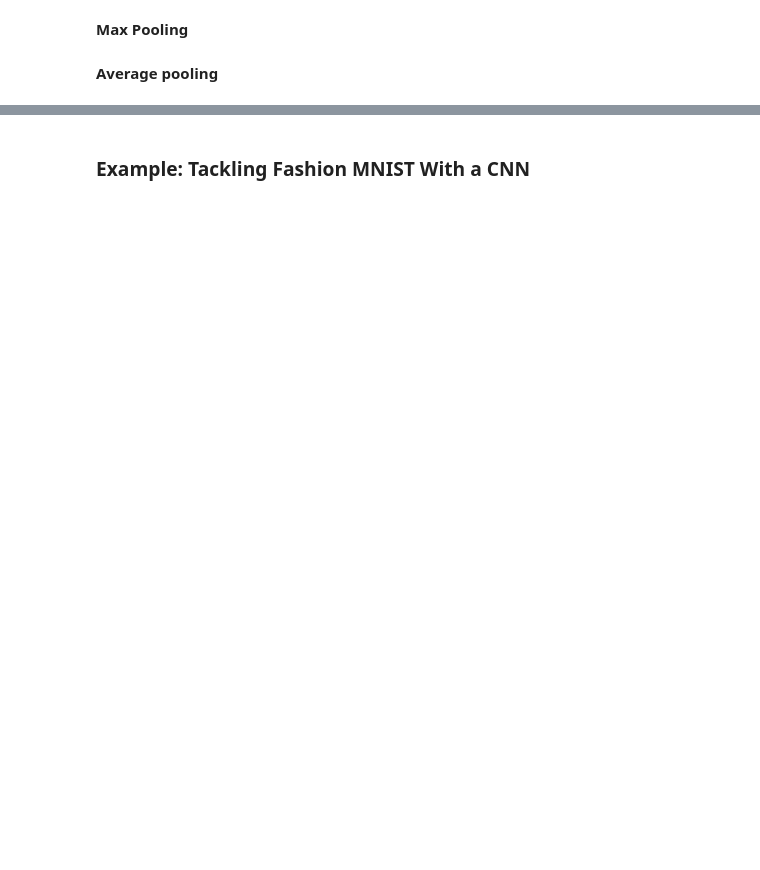
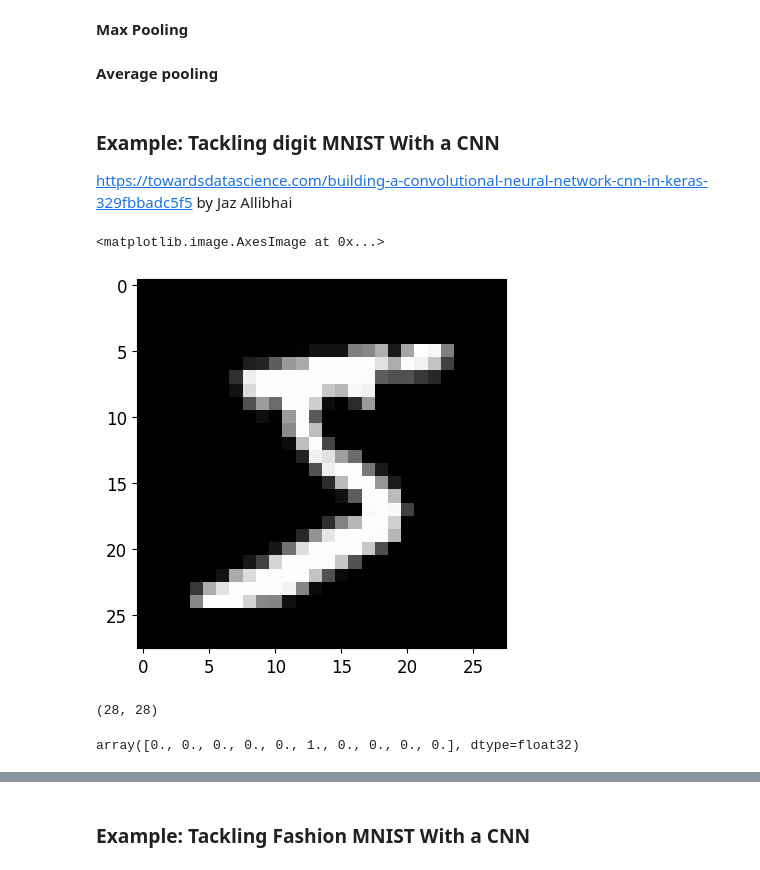
Before and after one commit to Snehashis111/AdvancedML, a Jupyter notebook: DL_for_multiple_data_types.ipynb, the cells around one changed output, grey strips where cells are left out. Drawn from its saved outputs; the diff is of its cells as text; code cells hidden in the pictures; blank space fills up the shorter version.

```diff
--- a/DL_for_multiple_data_types.ipynb
+++ b/DL_for_multiple_data_types.ipynb
@@ -110,3 +110,32 @@ max_pool = keras.layers.MaxPool2D(pool_size=2)
 **Average pooling**
 # %%
 avg_pool = keras.layers.AvgPool2D(pool_size=2)
+# %% [markdown]
+### Example: Tackling digit MNIST With a CNN
+https://towardsdatascience.com/building-a-convolutional-neural-network-cnn-in-keras-329fbbadc5f5 by Jaz Allibhai
+# %%
+from keras.datasets import mnist
+#download mnist data and split into train and test sets
+(X_train, y_train), (X_test, y_test) = mnist.load_data()
+# %%
+import matplotlib.pyplot as plt
+plt.imshow(X_train[0],cmap='gray')
+# %% [output]
+<matplotlib.image.AxesImage at 0x...>
+[figure, added]
+# %%
+X_train[0].shape
+# %% [output]
+(28, 28)
+# %%
+#reshape data to fit model
+X_train = X_train.reshape(60000,28,28,1)
+X_test = X_test.reshape(10000,28,28,1)
+
+from keras.utils import to_categorical
+#one-hot encode target column
+y_train = to_categorical(y_train)
+y_test = to_categorical(y_test)
+y_train[0]
+# %% [output]
+array([0., 0., 0., 0., 0., 1., 0., 0., 0., 0.], dtype=float32)
```
Also changed, not shown: parts of 15 cells of this notebook.
